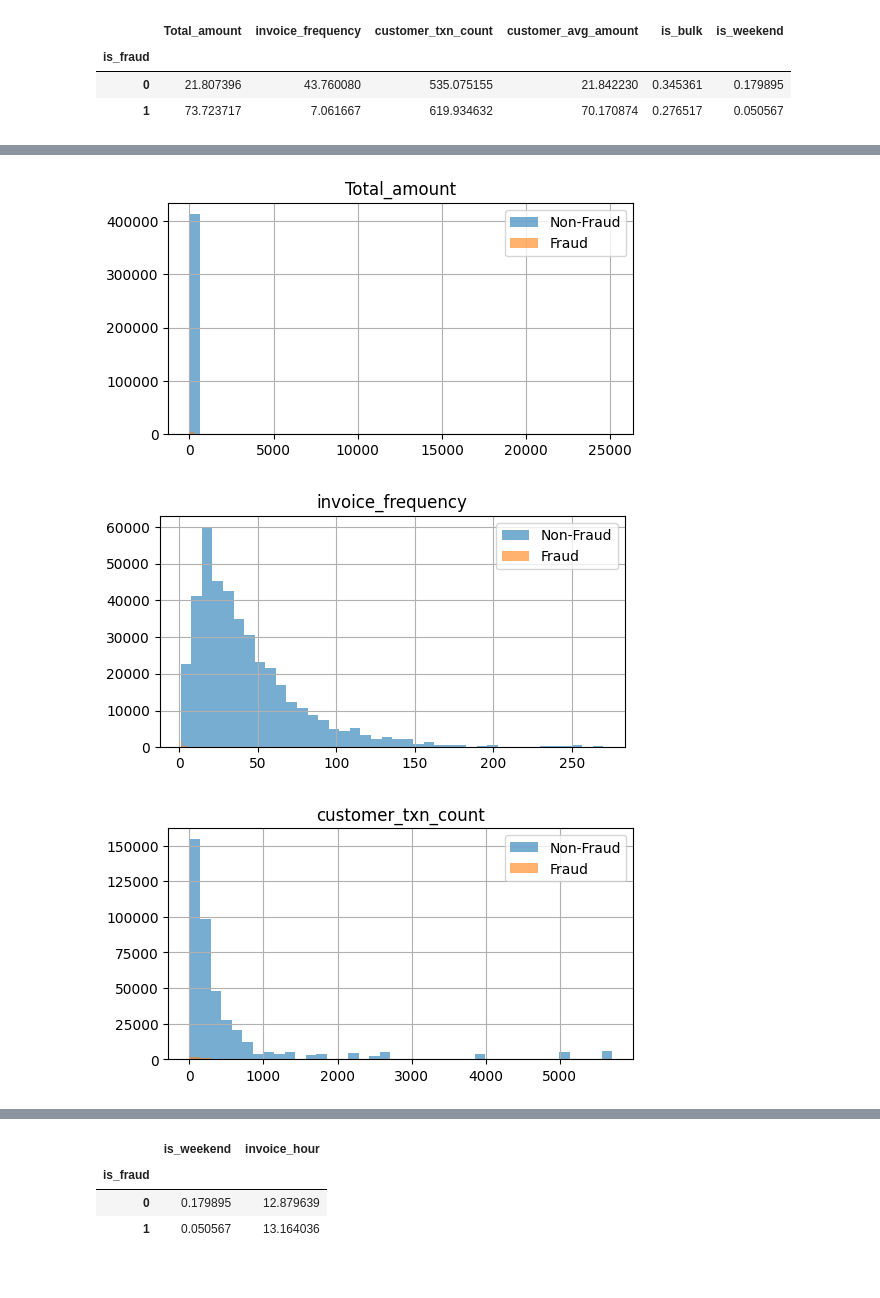
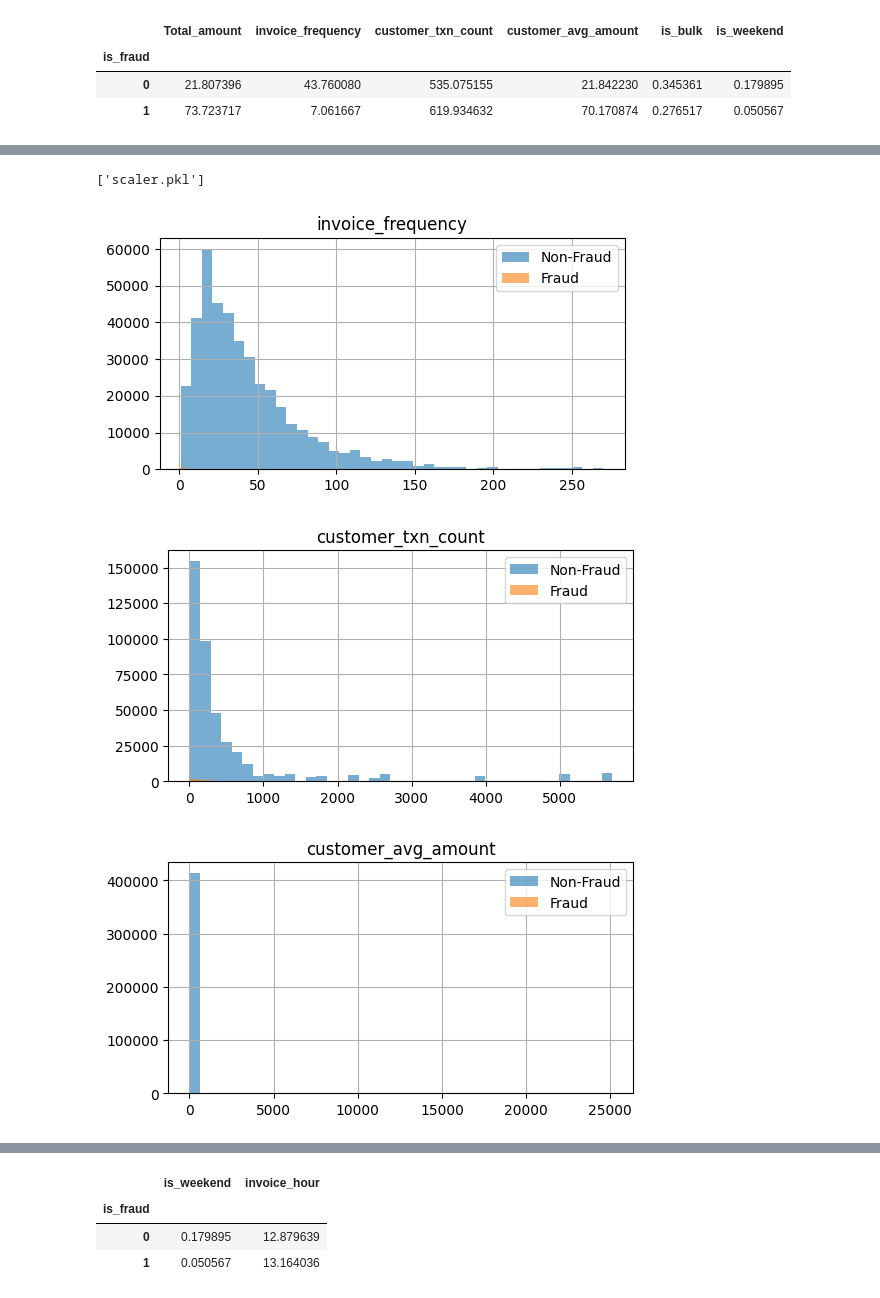
Before and after one commit to Sameer-ship-it/Customer-Behaviour-Prediction, a Jupyter notebook: Customer Purchase Behaviour & Return Fraud Prediction.ipynb, the cells around one changed output, grey strips where cells are left out. Drawn from its saved outputs; the diff is of its cells as text; code cells hidden in the pictures.

Commit message:
Changed Project Direction To Evolve Model's Performance

```diff
--- a/Customer Purchase Behaviour & Return Fraud Prediction.ipynb
+++ b/Customer Purchase Behaviour & Return Fraud Prediction.ipynb
@@ -233,3 +243,15 @@ comparison
 | is_fraud |  |  |  |  |  |  |
 | 0 | 21.807396 | 43.760080 | 535.075155 | 21.842230 | 0.345361 | 0.179895 |
 | 1 | 73.723717 | 7.061667 | 619.934632 | 70.170874 | 0.276517 | 0.050567 |
+# %%
+import matplotlib.pyplot as plt
+
+features_to_check = ['Total_amount','invoice_frequency','customer_txn_count','customer_avg_amount']
+
+for col in features_to_check:
+    plt.figure(figsize=(6,3))
+    data[data['is_fraud']==0][col].hist(alpha=0.6, bins=40, label='Non-Fraud')
+    data[data['is_fraud']==1][col].hist(alpha=0.6, bins=40, label='Fraud')
+    plt.title(col)
+    plt.legend()
+    plt.show()
@@ -235,0 +263,2 @@ comparison
+# %%
+data.drop(columns=['Description','Total_amount','customer_total_spend','is_return'],inplace=True,errors='ignore')
@@ -236,16 +362,25 @@ comparison
+# %%
+# SAVING LGISTICREGRESSION AS FINAL MODEL & SCALER
+
+import joblib
+
+joblib.dump(lr, "customer_fraud_model_lr.pkl")
+joblib.dump(scaler, "scaler.pkl")
+# %% [output]
+['scaler.pkl']
 # %%
 import matplotlib.pyplot as plt
 
-features_to_check = ['Total_amount','invoice_frequency','customer_txn_count','customer_avg_amount']
+features_to_check = ['invoice_frequency','customer_txn_count','customer_avg_amount']
 
 for col in features_to_check:
     plt.figure(figsize=(6,3))
     data[data['is_fraud']==0][col].hist(alpha=0.6, bins=40, label='Non-Fraud')
     data[data['is_fraud']==1][col].hist(alpha=0.6, bins=40, label='Fraud')
     plt.title(col)
     plt.legend()
     plt.show()
 # %% [output]
-[figure, old version]
+[figure, new version]
-[figure, old version]
+[figure, new version]
-[figure, old version]
+[figure, new version]
```
Also changed, not shown: parts of 25 cells of this notebook.
